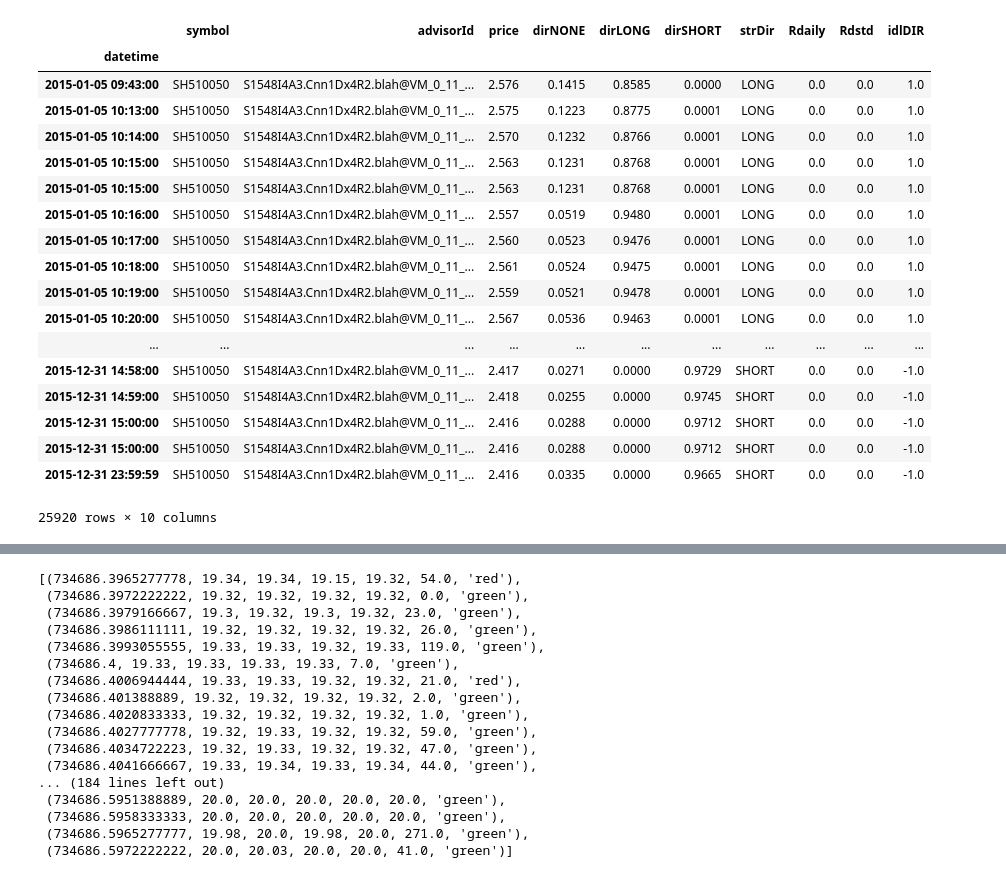
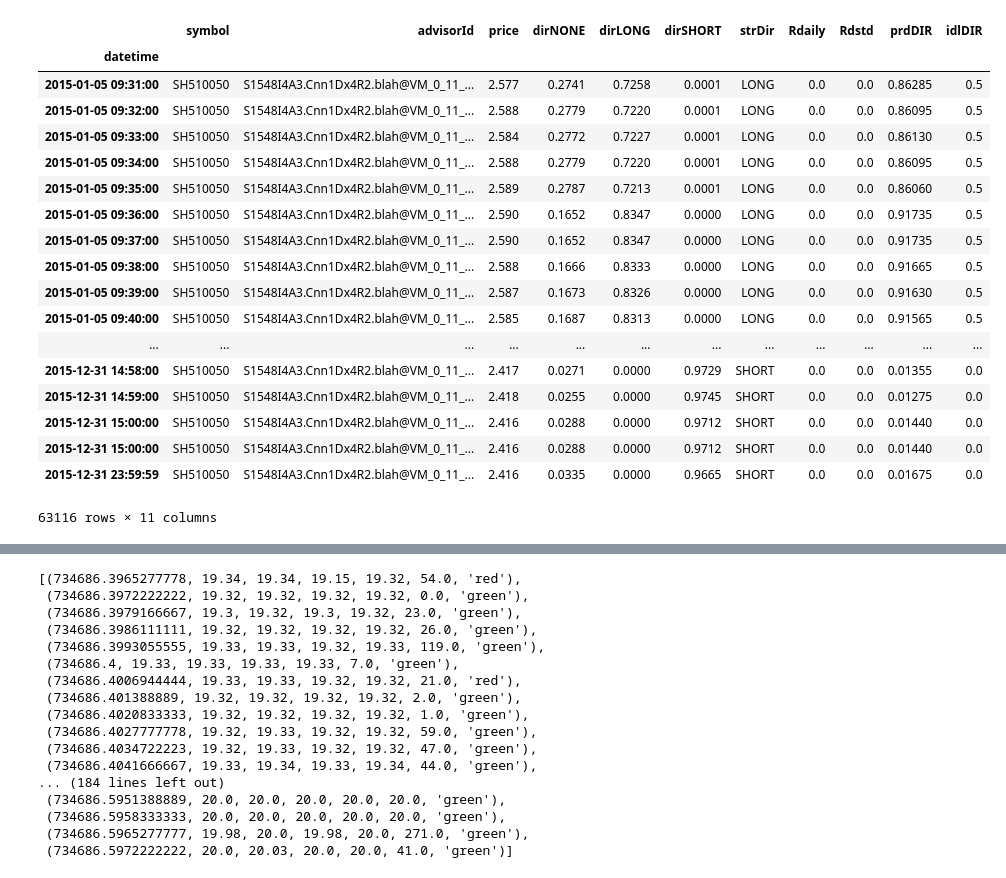
Before and after one commit to syscheme/HyperPixiu, a Jupyter notebook: notebooks/plotAdvDir.ipynb, the cells around one changed output, grey strips where cells are left out. Saved outputs shown, nothing was run; the diff lists cells and outputs as text; code cells hidden in the pictures.

```diff
--- a/notebooks/plotAdvDir.ipynb
+++ b/notebooks/plotAdvDir.ipynb
@@ -9,30 +9,7 @@ srcdatahome = 'd:/wkspaces/HyperPixiu/tmp'
 # dfSample = pd.read_csv(srcdatahome + '/SH510050.csv.bz2', names=['date','time','open','high','low','close','volume','amount'], compression='bz2', error_bad_lines=False)
 dfSample = pd.read_csv(srcdatahome + '/TAdv_Cnn1D2015.csv', error_bad_lines=False)
 dfSample.set_index('datetime', inplace = True)
-dfIdeal = pd.read_csv(srcdatahome + '/TAdv_ideal2015.csv', error_bad_lines=False)
-dfIdeal.set_index('datetime', inplace = True)
-# dfIdeal['idlNONE'], dfIdeal['idlLONG'], dfIdeal['idlSHORT'] = dfIdeal['dirNONE'], dfIdeal['dirLONG'], dfIdeal['dirSHORT']
-dfIdeal['idlDIR']= dfIdeal[['dirNONE', 'dirLONG','dirSHORT']].apply(lambda x: (x[1]-x[2])*0.5 +0.5, axis=1)
 del dfSample['exchange']
-dfSample = pd.merge(dfSample, dfIdeal[['idlDIR']], left_index=True, right_index=True)
-dfSample
+dfSample['prdDIR']= dfSample[['dirNONE', 'dirLONG','dirSHORT']].apply(lambda x: (x[1]-x[2])*0.5 +0.5, axis=1)
+
+# dfSample
-# %% [output]
-|  | symbol | advisorId | price | dirNONE | dirLONG | dirSHORT | strDir | Rdaily | Rdstd | idlDIR |
-| datetime |  |  |  |  |  |  |  |  |  |  |
-| 2015-01-05 09:43:00 | SH510050 | S1548I4A3.Cnn1Dx4R2.blah@VM_0_11_... | 2.576 | 0.1415 | 0.8585 | 0.0000 | LONG | 0.0 | 0.0 | 1.0 |
-| 2015-01-05 10:13:00 | SH510050 | S1548I4A3.Cnn1Dx4R2.blah@VM_0_11_... | 2.575 | 0.1223 | 0.8775 | 0.0001 | LONG | 0.0 | 0.0 | 1.0 |
-| 2015-01-05 10:14:00 | SH510050 | S1548I4A3.Cnn1Dx4R2.blah@VM_0_11_... | 2.570 | 0.1232 | 0.8766 | 0.0001 | LONG | 0.0 | 0.0 | 1.0 |
-| 2015-01-05 10:15:00 | SH510050 | S1548I4A3.Cnn1Dx4R2.blah@VM_0_11_... | 2.563 | 0.1231 | 0.8768 | 0.0001 | LONG | 0.0 | 0.0 | 1.0 |
-| 2015-01-05 10:15:00 | SH510050 | S1548I4A3.Cnn1Dx4R2.blah@VM_0_11_... | 2.563 | 0.1231 | 0.8768 | 0.0001 | LONG | 0.0 | 0.0 | 1.0 |
-| 2015-01-05 10:16:00 | SH510050 | S1548I4A3.Cnn1Dx4R2.blah@VM_0_11_... | 2.557 | 0.0519 | 0.9480 | 0.0001 | LONG | 0.0 | 0.0 | 1.0 |
-| 2015-01-05 10:17:00 | SH510050 | S1548I4A3.Cnn1Dx4R2.blah@VM_0_11_... | 2.560 | 0.0523 | 0.9476 | 0.0001 | LONG | 0.0 | 0.0 | 1.0 |
-| 2015-01-05 10:18:00 | SH510050 | S1548I4A3.Cnn1Dx4R2.blah@VM_0_11_... | 2.561 | 0.0524 | 0.9475 | 0.0001 | LONG | 0.0 | 0.0 | 1.0 |
-| 2015-01-05 10:19:00 | SH510050 | S1548I4A3.Cnn1Dx4R2.blah@VM_0_11_... | 2.559 | 0.0521 | 0.9478 | 0.0001 | LONG | 0.0 | 0.0 | 1.0 |
-| 2015-01-05 10:20:00 | SH510050 | S1548I4A3.Cnn1Dx4R2.blah@VM_0_11_... | 2.567 | 0.0536 | 0.9463 | 0.0001 | LONG | 0.0 | 0.0 | 1.0 |
-| ... | ... | ... | ... | ... | ... | ... | ... | ... | ... | ... |
-| 2015-12-31 14:58:00 | SH510050 | S1548I4A3.Cnn1Dx4R2.blah@VM_0_11_... | 2.417 | 0.0271 | 0.0000 | 0.9729 | SHORT | 0.0 | 0.0 | -1.0 |
-| 2015-12-31 14:59:00 | SH510050 | S1548I4A3.Cnn1Dx4R2.blah@VM_0_11_... | 2.418 | 0.0255 | 0.0000 | 0.9745 | SHORT | 0.0 | 0.0 | -1.0 |
-| 2015-12-31 15:00:00 | SH510050 | S1548I4A3.Cnn1Dx4R2.blah@VM_0_11_... | 2.416 | 0.0288 | 0.0000 | 0.9712 | SHORT | 0.0 | 0.0 | -1.0 |
-| 2015-12-31 15:00:00 | SH510050 | S1548I4A3.Cnn1Dx4R2.blah@VM_0_11_... | 2.416 | 0.0288 | 0.0000 | 0.9712 | SHORT | 0.0 | 0.0 | -1.0 |
-| 2015-12-31 23:59:59 | SH510050 | S1548I4A3.Cnn1Dx4R2.blah@VM_0_11_... | 2.416 | 0.0335 | 0.0000 | 0.9665 | SHORT | 0.0 | 0.0 | -1.0 |
-25920 rows × 10 columns
@@ -39,3 +22,26 @@ dfSample
+# %%
+dfMerged = pd.merge(dfSample, dfIdeal[['idlDIR']], how='left',left_index=True, right_index=True).fillna(0.5)
+dfMerged
+# %% [output]
+|  | symbol | advisorId | price | dirNONE | dirLONG | dirSHORT | strDir | Rdaily | Rdstd | prdDIR | idlDIR |
+| datetime |  |  |  |  |  |  |  |  |  |  |  |
+| 2015-01-05 09:31:00 | SH510050 | S1548I4A3.Cnn1Dx4R2.blah@VM_0_11_... | 2.577 | 0.2741 | 0.7258 | 0.0001 | LONG | 0.0 | 0.0 | 0.86285 | 0.5 |
+| 2015-01-05 09:32:00 | SH510050 | S1548I4A3.Cnn1Dx4R2.blah@VM_0_11_... | 2.588 | 0.2779 | 0.7220 | 0.0001 | LONG | 0.0 | 0.0 | 0.86095 | 0.5 |
+| 2015-01-05 09:33:00 | SH510050 | S1548I4A3.Cnn1Dx4R2.blah@VM_0_11_... | 2.584 | 0.2772 | 0.7227 | 0.0001 | LONG | 0.0 | 0.0 | 0.86130 | 0.5 |
+| 2015-01-05 09:34:00 | SH510050 | S1548I4A3.Cnn1Dx4R2.blah@VM_0_11_... | 2.588 | 0.2779 | 0.7220 | 0.0001 | LONG | 0.0 | 0.0 | 0.86095 | 0.5 |
+| 2015-01-05 09:35:00 | SH510050 | S1548I4A3.Cnn1Dx4R2.blah@VM_0_11_... | 2.589 | 0.2787 | 0.7213 | 0.0001 | LONG | 0.0 | 0.0 | 0.86060 | 0.5 |
+| 2015-01-05 09:36:00 | SH510050 | S1548I4A3.Cnn1Dx4R2.blah@VM_0_11_... | 2.590 | 0.1652 | 0.8347 | 0.0000 | LONG | 0.0 | 0.0 | 0.91735 | 0.5 |
+| 2015-01-05 09:37:00 | SH510050 | S1548I4A3.Cnn1Dx4R2.blah@VM_0_11_... | 2.590 | 0.1652 | 0.8347 | 0.0000 | LONG | 0.0 | 0.0 | 0.91735 | 0.5 |
+| 2015-01-05 09:38:00 | SH510050 | S1548I4A3.Cnn1Dx4R2.blah@VM_0_11_... | 2.588 | 0.1666 | 0.8333 | 0.0000 | LONG | 0.0 | 0.0 | 0.91665 | 0.5 |
+| 2015-01-05 09:39:00 | SH510050 | S1548I4A3.Cnn1Dx4R2.blah@VM_0_11_... | 2.587 | 0.1673 | 0.8326 | 0.0000 | LONG | 0.0 | 0.0 | 0.91630 | 0.5 |
+| 2015-01-05 09:40:00 | SH510050 | S1548I4A3.Cnn1Dx4R2.blah@VM_0_11_... | 2.585 | 0.1687 | 0.8313 | 0.0000 | LONG | 0.0 | 0.0 | 0.91565 | 0.5 |
+| ... | ... | ... | ... | ... | ... | ... | ... | ... | ... | ... | ... |
+| 2015-12-31 14:58:00 | SH510050 | S1548I4A3.Cnn1Dx4R2.blah@VM_0_11_... | 2.417 | 0.0271 | 0.0000 | 0.9729 | SHORT | 0.0 | 0.0 | 0.01355 | 0.0 |
+| 2015-12-31 14:59:00 | SH510050 | S1548I4A3.Cnn1Dx4R2.blah@VM_0_11_... | 2.418 | 0.0255 | 0.0000 | 0.9745 | SHORT | 0.0 | 0.0 | 0.01275 | 0.0 |
+| 2015-12-31 15:00:00 | SH510050 | S1548I4A3.Cnn1Dx4R2.blah@VM_0_11_... | 2.416 | 0.0288 | 0.0000 | 0.9712 | SHORT | 0.0 | 0.0 | 0.01440 | 0.0 |
+| 2015-12-31 15:00:00 | SH510050 | S1548I4A3.Cnn1Dx4R2.blah@VM_0_11_... | 2.416 | 0.0288 | 0.0000 | 0.9712 | SHORT | 0.0 | 0.0 | 0.01440 | 0.0 |
+| 2015-12-31 23:59:59 | SH510050 | S1548I4A3.Cnn1Dx4R2.blah@VM_0_11_... | 2.416 | 0.0335 | 0.0000 | 0.9665 | SHORT | 0.0 | 0.0 | 0.01675 | 0.0 |
+63116 rows × 11 columns
 # %%
 import matplotlib as mpl
 import matplotlib.pyplot as plt
```
Also changed, not shown: parts of 3 cells of this notebook.
